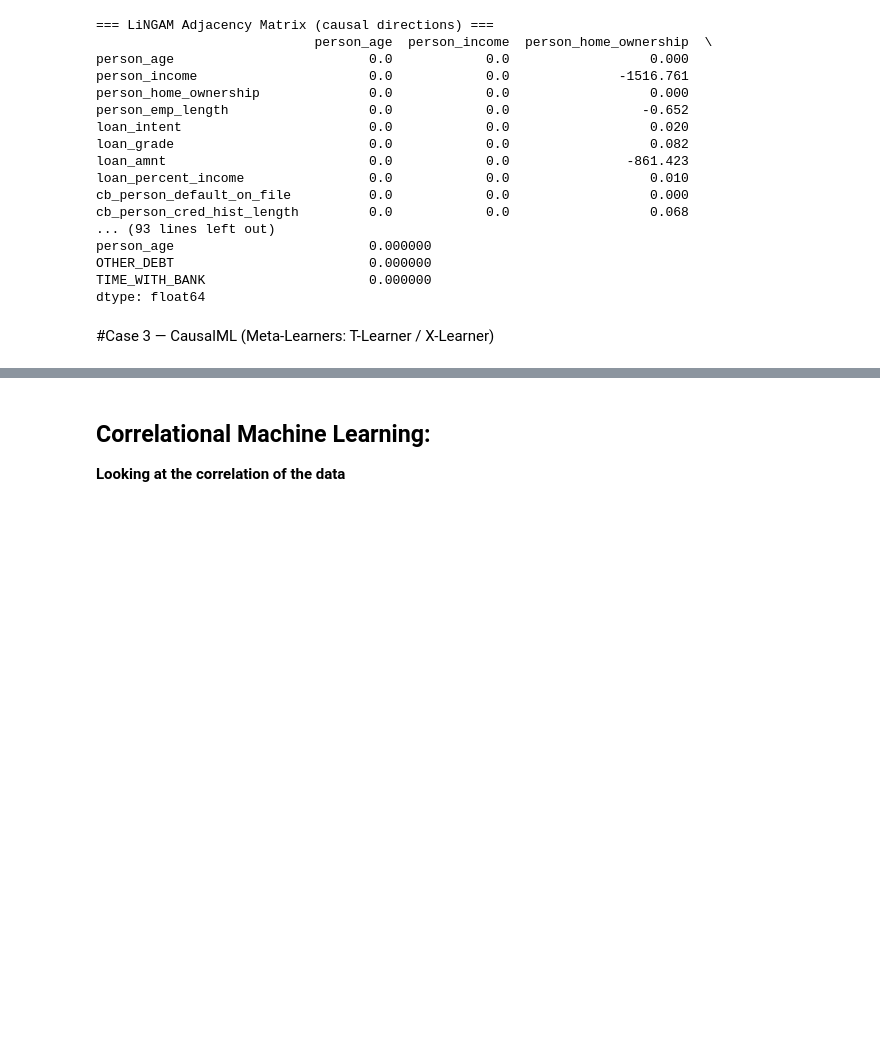
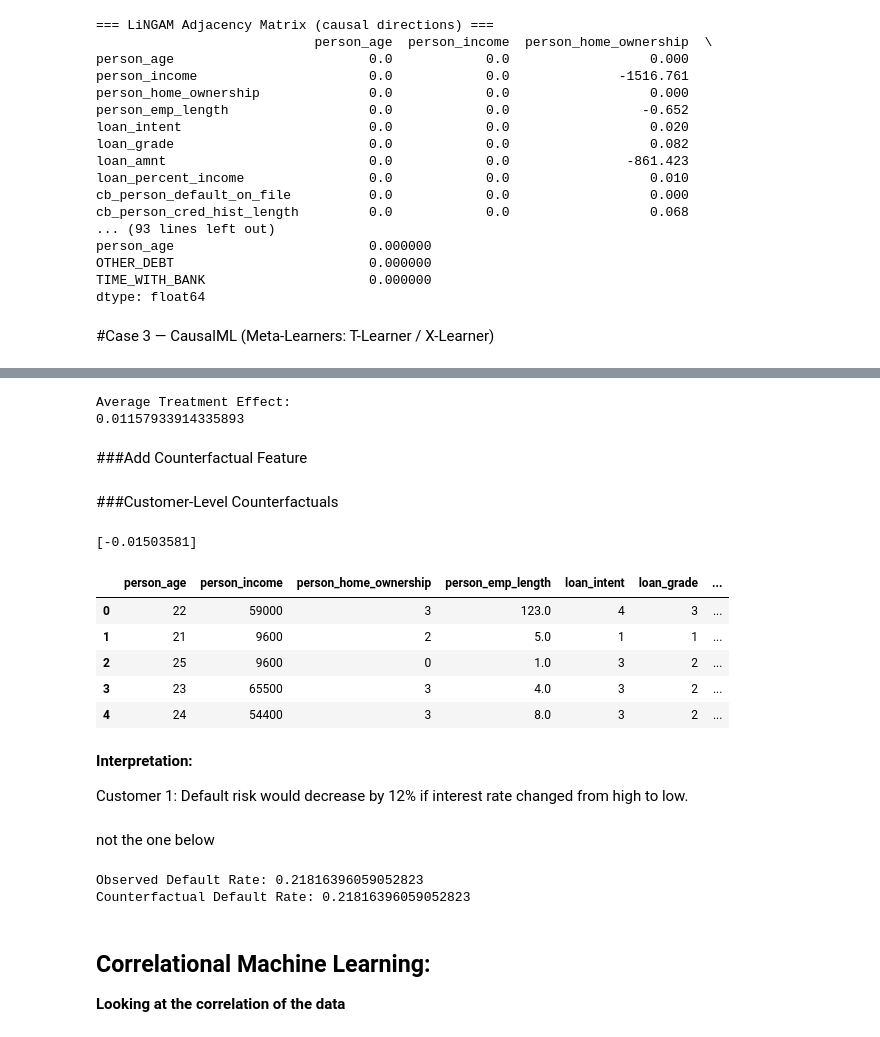
Before and after one commit to dzrich/PhD_Research_in_CausalML, a Jupyter notebook: CausalML2.ipynb, the cells around one changed output, grey strips where cells are left out. Cells and saved outputs as stored; diff of their text form; code cells hidden in the pictures; blank space fills up the shorter version.

```diff
--- a/CausalML2.ipynb
+++ b/CausalML2.ipynb
@@ -724,0 +1091,16 @@ df = pd.get_dummies(df, columns=['loan_status'],dtype= float)
+# %%
+from econml.dml import CausalForestDML
+
+causal_forest = CausalForestDML(
+    n_estimators=500,
+    min_samples_leaf=20,
+    max_depth=10,
+    discrete_treatment=True,
+    random_state=42
+)
+
+causal_forest.fit(
+    Y,
+    T,
+    X=X
+)
@@ -724,0 +1111,40 @@ df = pd.get_dummies(df, columns=['loan_status'],dtype= float)
+# %%
+ite_cf = causal_forest.effect(X)
+
+print("Average Treatment Effect:")
+print(np.mean(ite_cf))
+# %% [output]
+Average Treatment Effect:
+0.01157933914335893
+# %% [markdown]
+###Add Counterfactual Feature
+# %%
+df["CF_ITE"] = ite_cf
+# %% [markdown]
+###Customer-Level Counterfactuals
+# %%
+customer = X.iloc[[0]]
+
+effect = causal_forest.effect(customer)
+
+print(effect)
+# %% [output]
+[-0.01503581]
+# %%
+customer.head()
+df.head()
+# %% [output]
+|  | person_age | person_income | person_home_ownership | person_emp_length | loan_intent | loan_grade | ... |
+| 0 | 22 | 59000 | 3 | 123.0 | 4 | 3 | ... |
+| 1 | 21 | 9600 | 2 | 5.0 | 1 | 1 | ... |
+| 2 | 25 | 9600 | 0 | 1.0 | 3 | 2 | ... |
+| 3 | 23 | 65500 | 3 | 4.0 | 3 | 2 | ... |
+| 4 | 24 | 54400 | 3 | 8.0 | 3 | 2 | ... |
+# %% [markdown]
+**Interpretation:**
+
+Customer 1:
+Default risk would decrease by 12%
+if interest rate changed from high to low.
+# %% [markdown]
+not the one below
@@ -725,3 +1159,14 @@ df = pd.get_dummies(df, columns=['loan_status'],dtype= float)
+# %%
+treated_default_rate = high_interest["loan_status"].mean()
+
+untreated_default_rate = low_interest["loan_status"].mean()
+
+print("Observed Default Rate:",treated_default_rate)
+
+print("Counterfactual Default Rate:",untreated_default_rate)
+# %% [output]
+Observed Default Rate: 0.21816396059052823
+Counterfactual Default Rate: 0.21816396059052823
 # %% [markdown]
 ## **Correlational Machine Learning:**
 
```
Also changed, not shown: parts of 52 cells of this notebook.
